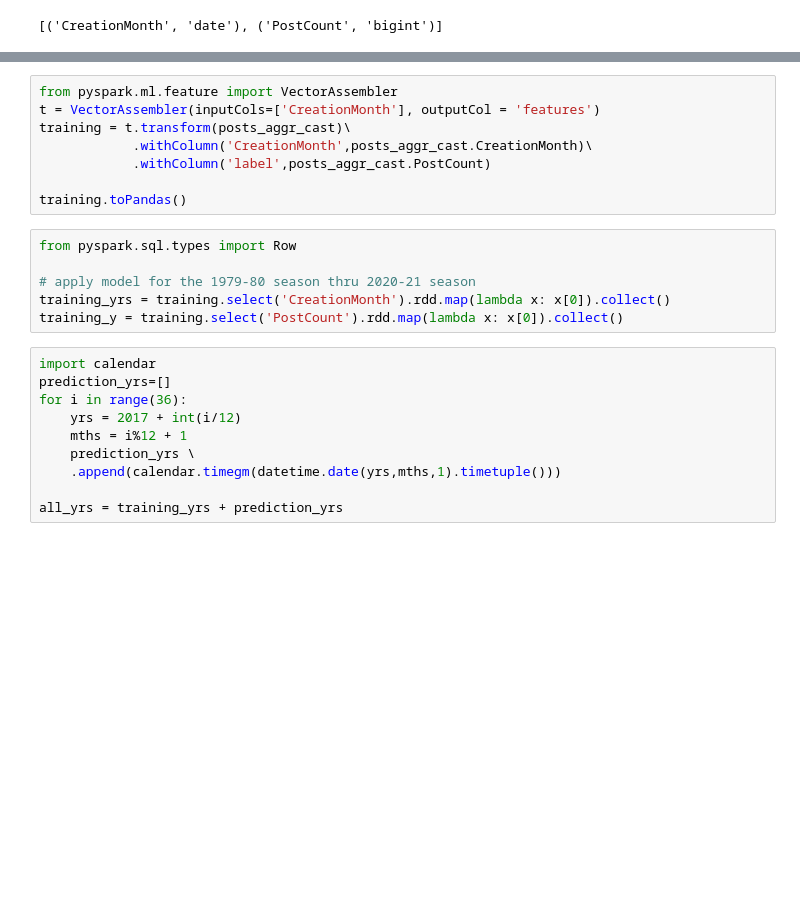
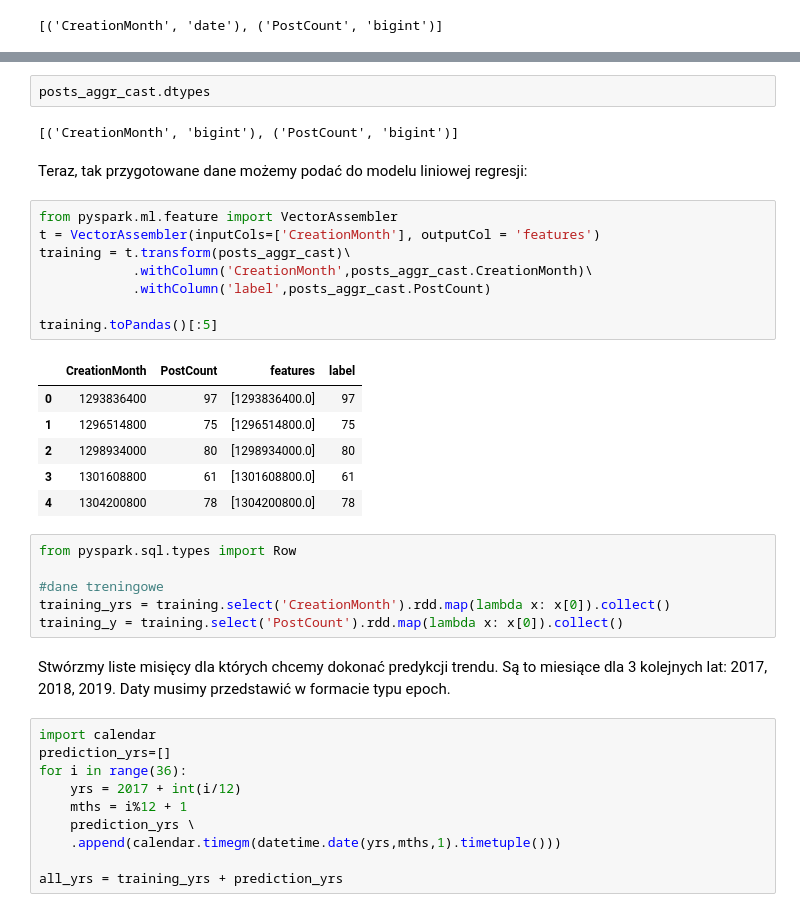
Before and after one commit to rafalpa/python_scripts, a Jupyter notebook: projekt/Projekt_zaliczeniowy.ipynb, the cells around one changed output, grey strips where cells are left out. Saved outputs shown, nothing was run; the diff lists cells and outputs as text; blank space fills up the shorter version.

```diff
--- a/projekt/Projekt_zaliczeniowy.ipynb
+++ b/projekt/Projekt_zaliczeniowy.ipynb
@@ -423,17 +448,32 @@ posts_aggr.dtypes
+# %%
+posts_aggr_cast.dtypes
+# %% [output]
+[('CreationMonth', 'bigint'), ('PostCount', 'bigint')]
+# %% [markdown]
+Teraz, tak przygotowane dane możemy podać do modelu liniowej regresji:
 # %%
 from pyspark.ml.feature import VectorAssembler
 t = VectorAssembler(inputCols=['CreationMonth'], outputCol = 'features')
 training = t.transform(posts_aggr_cast)\
             .withColumn('CreationMonth',posts_aggr_cast.CreationMonth)\
             .withColumn('label',posts_aggr_cast.PostCount)
 
-training.toPandas()
+training.toPandas()[:5]
+# %% [output]
+|  | CreationMonth | PostCount | features | label |
+| 0 | 1293836400 | 97 | [1293836400.0] | 97 |
+| 1 | 1296514800 | 75 | [1296514800.0] | 75 |
+| 2 | 1298934000 | 80 | [1298934000.0] | 80 |
+| 3 | 1301608800 | 61 | [1301608800.0] | 61 |
+| 4 | 1304200800 | 78 | [1304200800.0] | 78 |
 # %%
 from pyspark.sql.types import Row
 
-# apply model for the 1979-80 season thru 2020-21 season
+#dane treningowe
 training_yrs = training.select('CreationMonth').rdd.map(lambda x: x[0]).collect()
 training_y = training.select('PostCount').rdd.map(lambda x: x[0]).collect()
+# %% [markdown]
+Stwórzmy liste misięcy dla których chcemy dokonać predykcji trendu. Są to miesiące dla 3 kolejnych lat: 2017, 2018, 2019. Daty musimy przedstawić w formacie typu epoch.
 # %%
 import calendar
 prediction_yrs=[]
```
Also changed, not shown: parts of 12 cells of this notebook, 8 other files.
